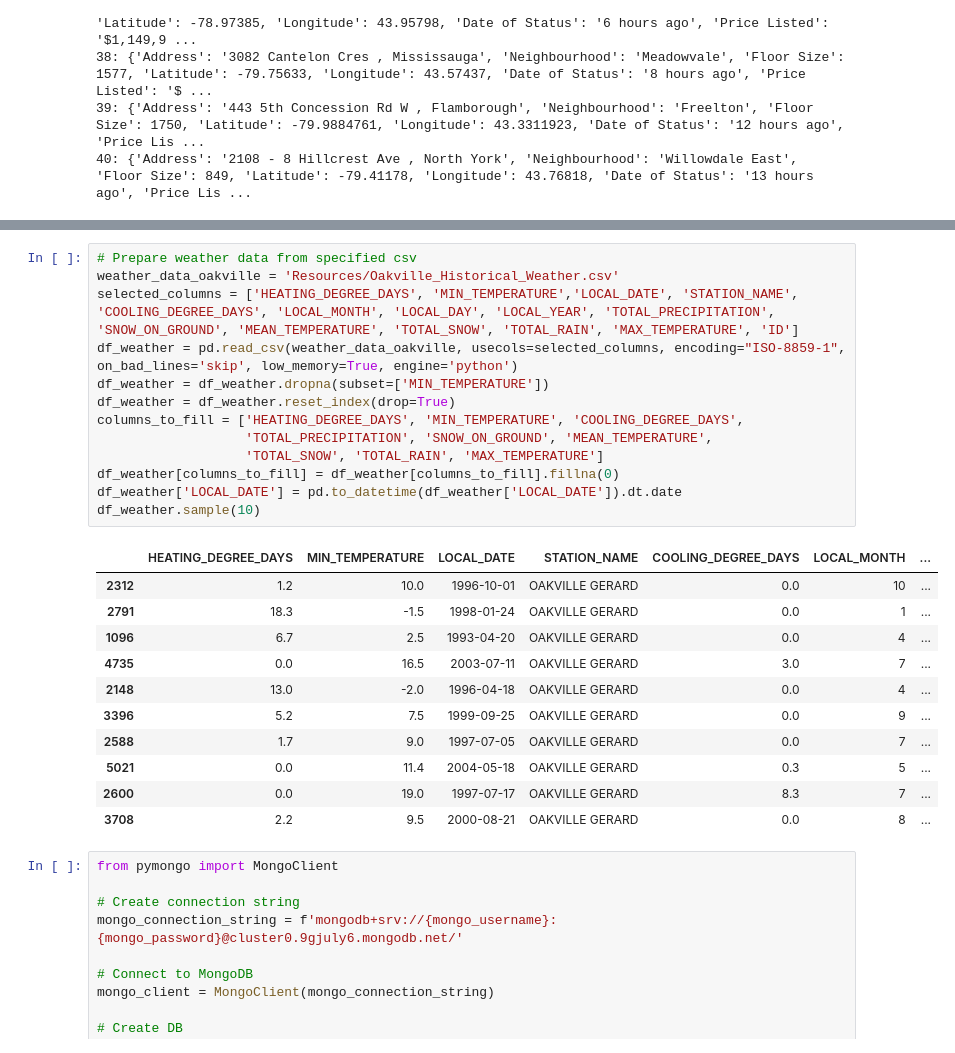
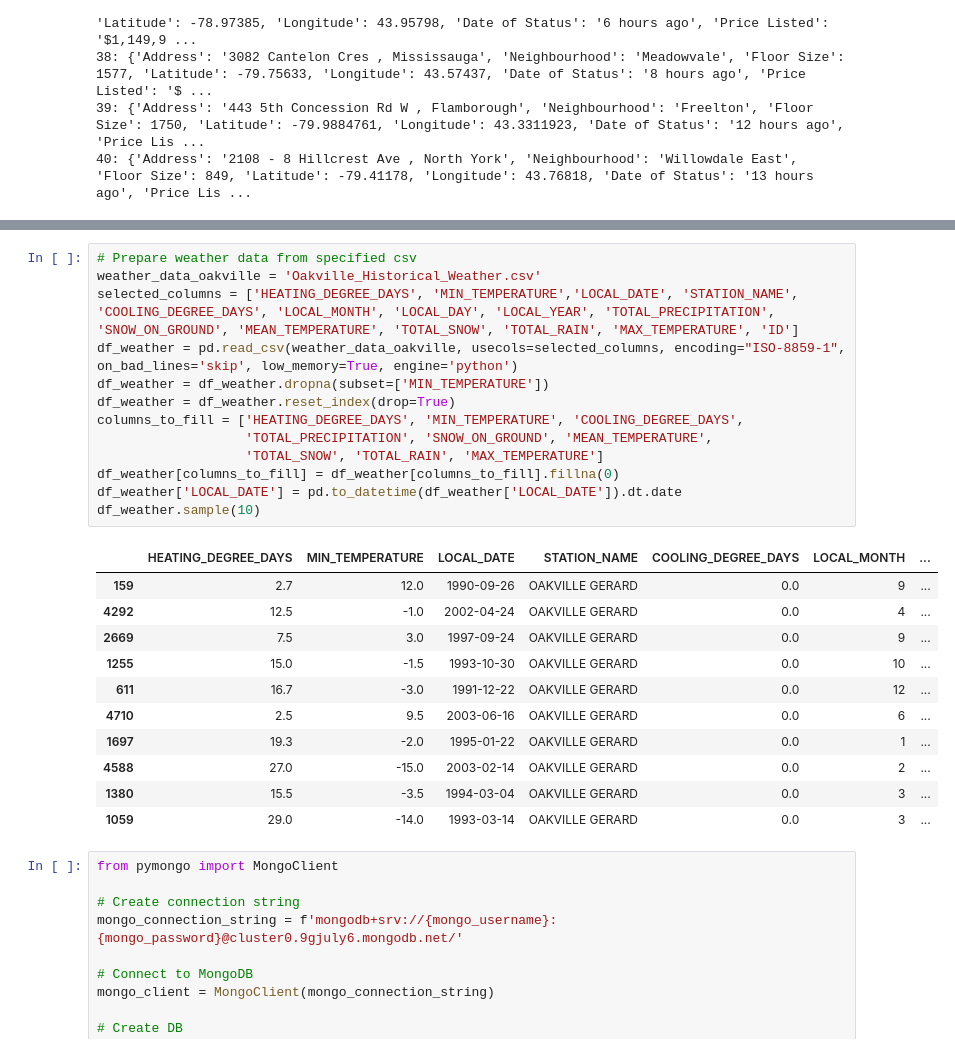
Before and after one commit to MaisieDeGraaf/housing-project-3, a Jupyter notebook: housesaledata.ipynb, the cells around one changed output, grey strips where cells are left out. Saved outputs shown, nothing was run; the diff lists cells and outputs as text.

Commit message:
Changin weather data

```diff
--- a/housesaledata.ipynb
+++ b/housesaledata.ipynb
@@ -229,29 +229,29 @@ df
 | 39 | 2108 - 8 Hillcrest Ave | Willowdale East | 849.0 | -79.411780 | 43.768180 | 2024-03-03 | 808000 | For Sale | ... |
 # %%
 # Prepare weather data from specified csv
-weather_data_oakville = 'Resources/Oakville_Historical_Weather.csv'
+weather_data_oakville = 'Oakville_Historical_Weather.csv'
 selected_columns = ['HEATING_DEGREE_DAYS', 'MIN_TEMPERATURE','LOCAL_DATE', 'STATION_NAME', 'COOLING_DEGREE_DAYS', 'LOCAL_MONTH', 'LOCAL_DAY', 'LOCAL_YEAR', 'TOTAL_PRECIPITATION', 'SNOW_ON_GROUND', 'MEAN_TEMPERATURE', 'TOTAL_SNOW', 'TOTAL_RAIN', 'MAX_TEMPERATURE', 'ID']
 df_weather = pd.read_csv(weather_data_oakville, usecols=selected_columns, encoding="ISO-8859-1", on_bad_lines='skip', low_memory=True, engine='python')
 df_weather = df_weather.dropna(subset=['MIN_TEMPERATURE'])
 df_weather = df_weather.reset_index(drop=True)
 columns_to_fill = ['HEATING_DEGREE_DAYS', 'MIN_TEMPERATURE', 'COOLING_DEGREE_DAYS',
                    'TOTAL_PRECIPITATION', 'SNOW_ON_GROUND', 'MEAN_TEMPERATURE',
                    'TOTAL_SNOW', 'TOTAL_RAIN', 'MAX_TEMPERATURE']
 df_weather[columns_to_fill] = df_weather[columns_to_fill].fillna(0)
 df_weather['LOCAL_DATE'] = pd.to_datetime(df_weather['LOCAL_DATE']).dt.date
 df_weather.sample(10)
 # %% [output]
 |  | HEATING_DEGREE_DAYS | MIN_TEMPERATURE | LOCAL_DATE | STATION_NAME | COOLING_DEGREE_DAYS | LOCAL_MONTH | ... |
-| 2312 | 1.2 | 10.0 | 1996-10-01 | OAKVILLE GERARD | 0.0 | 10 | ... |
-| 2791 | 18.3 | -1.5 | 1998-01-24 | OAKVILLE GERARD | 0.0 | 1 | ... |
-| 1096 | 6.7 | 2.5 | 1993-04-20 | OAKVILLE GERARD | 0.0 | 4 | ... |
-| 4735 | 0.0 | 16.5 | 2003-07-11 | OAKVILLE GERARD | 3.0 | 7 | ... |
-| 2148 | 13.0 | -2.0 | 1996-04-18 | OAKVILLE GERARD | 0.0 | 4 | ... |
-| 3396 | 5.2 | 7.5 | 1999-09-25 | OAKVILLE GERARD | 0.0 | 9 | ... |
-| 2588 | 1.7 | 9.0 | 1997-07-05 | OAKVILLE GERARD | 0.0 | 7 | ... |
-| 5021 | 0.0 | 11.4 | 2004-05-18 | OAKVILLE GERARD | 0.3 | 5 | ... |
-| 2600 | 0.0 | 19.0 | 1997-07-17 | OAKVILLE GERARD | 8.3 | 7 | ... |
-| 3708 | 2.2 | 9.5 | 2000-08-21 | OAKVILLE GERARD | 0.0 | 8 | ... |
+| 159 | 2.7 | 12.0 | 1990-09-26 | OAKVILLE GERARD | 0.0 | 9 | ... |
+| 4292 | 12.5 | -1.0 | 2002-04-24 | OAKVILLE GERARD | 0.0 | 4 | ... |
+| 2669 | 7.5 | 3.0 | 1997-09-24 | OAKVILLE GERARD | 0.0 | 9 | ... |
+| 1255 | 15.0 | -1.5 | 1993-10-30 | OAKVILLE GERARD | 0.0 | 10 | ... |
+| 611 | 16.7 | -3.0 | 1991-12-22 | OAKVILLE GERARD | 0.0 | 12 | ... |
+| 4710 | 2.5 | 9.5 | 2003-06-16 | OAKVILLE GERARD | 0.0 | 6 | ... |
+| 1697 | 19.3 | -2.0 | 1995-01-22 | OAKVILLE GERARD | 0.0 | 1 | ... |
+| 4588 | 27.0 | -15.0 | 2003-02-14 | OAKVILLE GERARD | 0.0 | 2 | ... |
+| 1380 | 15.5 | -3.5 | 1994-03-04 | OAKVILLE GERARD | 0.0 | 3 | ... |
+| 1059 | 29.0 | -14.0 | 1993-03-14 | OAKVILLE GERARD | 0.0 | 3 | ... |
 # %%
 from pymongo import MongoClient
 
```
Also changed, not shown: parts of 2 cells of this notebook, 1 other file.
